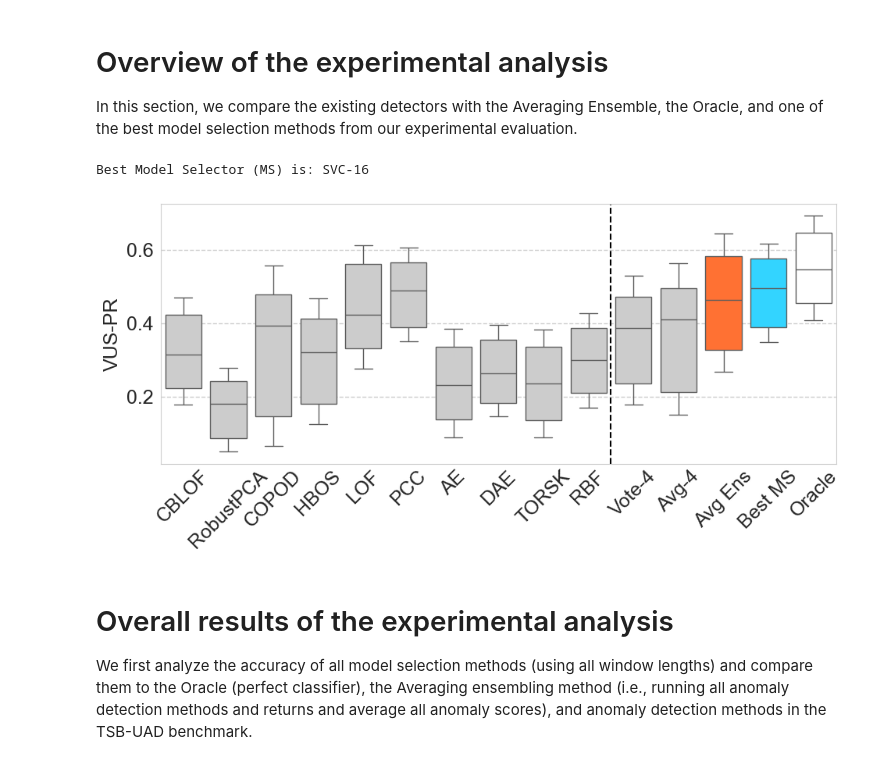
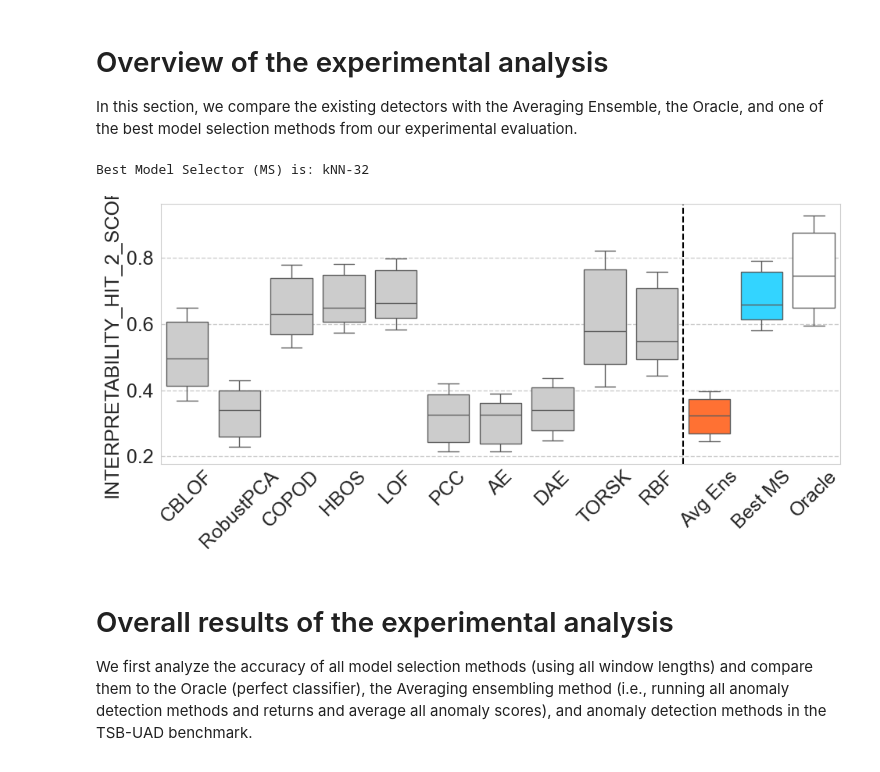
Before and after one commit to doanthihoaithu/MSAD, a Jupyter notebook: experiments/accuracy_analysis/accuracy_evaluation_mts.ipynb, the cells around one changed output. Saved outputs shown, nothing was run; the diff lists cells and outputs as text; code cells hidden in the pictures.

Commit message:
update code to calculate interpretability metrics, have not validate

```diff
--- a/experiments/accuracy_analysis/accuracy_evaluation_mts.ipynb
+++ b/experiments/accuracy_analysis/accuracy_evaluation_mts.ipynb
@@ -86,6 +58,6 @@ df_vote
 # %%
 # Replace this value with "AUC_PR" or "VUS_PR" to obtain the corresponding results
-measure_name = 'VUS_PR'
+measure_name = 'INTERPRETABILITY_HIT_2_SCORE'
 
 # ['INTERPRETABILITY_HIT_2_SCORE', 'INTERPRETABILITY_LOG_SCORE']
 
@@ -93,8 +65,8 @@ measure_name = 'VUS_PR'
 # figure_path = 'dummy/path/{}.svg'
 
 df = pd.read_csv(f'../../results_mts/merged_scores/{current_dataset}/current_accuracy_{measure_name}.csv')
-df = pd.merge(df, df_average, on=['dataset', 'filename'], how='left')
-df = pd.merge(df, df_vote, on=['dataset', 'filename'], how='left')
+# df = pd.merge(df, df_average, on=['dataset', 'filename'], how='left')
+# df = pd.merge(df, df_vote, on=['dataset', 'filename'], how='left')
 score_columns = [c for c in df.columns if c.endswith('_score')]
 new_columns = {c: c[:-6] for c in score_columns}
 # print(new_columns)
@@ -275,36 +247,36 @@ def plot_result_boxplot_dataset():
     method_means = df[[x for x in all_methods_ens if x in df.columns]].mean()
     best_ms = method_means.idxmax() # Best MS may differ since results are may slightly vary (although distributions are solid)
 #     best_ms = 'resnet_1024' # Best model selector at the time publishing of our paper
     print(f"Best Model Selector (MS) is: {final_names[best_ms]}")
 
     # old_method_order = ['OCSVM','POLY','LSTM','CNN','HBOS','PCA','IFOREST','AE','LOF','IFOREST1','MP','NORMA']
-    old_method_order = ['CBLOF','RobustPCA','COPOD','HBOS','LOF','PCC','AutoEncoder (AE)','DenoisingAutoEncoder (DAE)','Torsk', 'Random Black Forest (RR)','auc_pr_vote_4', 'auc_pr_average_4']
+    old_method_order = ['CBLOF','RobustPCA','COPOD','HBOS','LOF','PCC','AutoEncoder (AE)','DenoisingAutoEncoder (DAE)','Torsk', 'Random Black Forest (RR)']
     my_pal = {method: methods_colors["detectors"] for method in old_method_order}
     my_pal = {**my_pal, **{"Avg Ens": methods_colors["avg_ens"], best_ms: methods_colors["best_ms"], 'Oracle': methods_colors["oracle"] }}
 
     tmp_methods = old_method_order + ['Avg Ens', best_ms, 'Oracle']
     bplot = sns.boxplot(data=df[tmp_methods], palette=my_pal, showfliers = False, saturation=1, whis=0.241289844)
 
     xticks_labels = []
     for x in tmp_methods:
         if x != best_ms:
             xticks_labels.append(final_names[x])
         else:
             xticks_labels.append(final_names['best_ms'])
 
     plt.xticks(list(range(len(xticks_labels))), xticks_labels, rotation=45)
     plt.ylabel(final_names[measure_name])
 
     plt.axvline(9.5, color='black', linestyle='--')
     plt.tight_layout()
 #     plt.savefig(figure_path.format('1_intro_fig_1'), transparent=True)
     plt.show()
     plt.close()
 
 plot_result_boxplot_dataset()
 # %% [output]
-Best Model Selector (MS) is: SVC-16
+Best Model Selector (MS) is: kNN-32
-[figure, old version]
+[figure, new version]
 # %% [markdown]
 # Overall results of the experimental analysis
 
```
Also changed, not shown: parts of 5 cells of this notebook, 13 other files.
